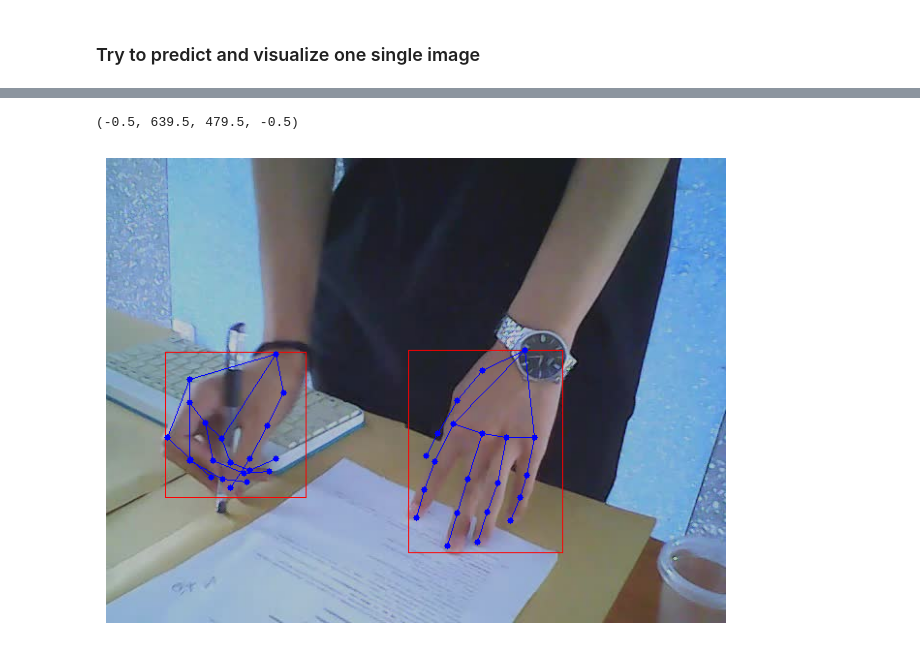
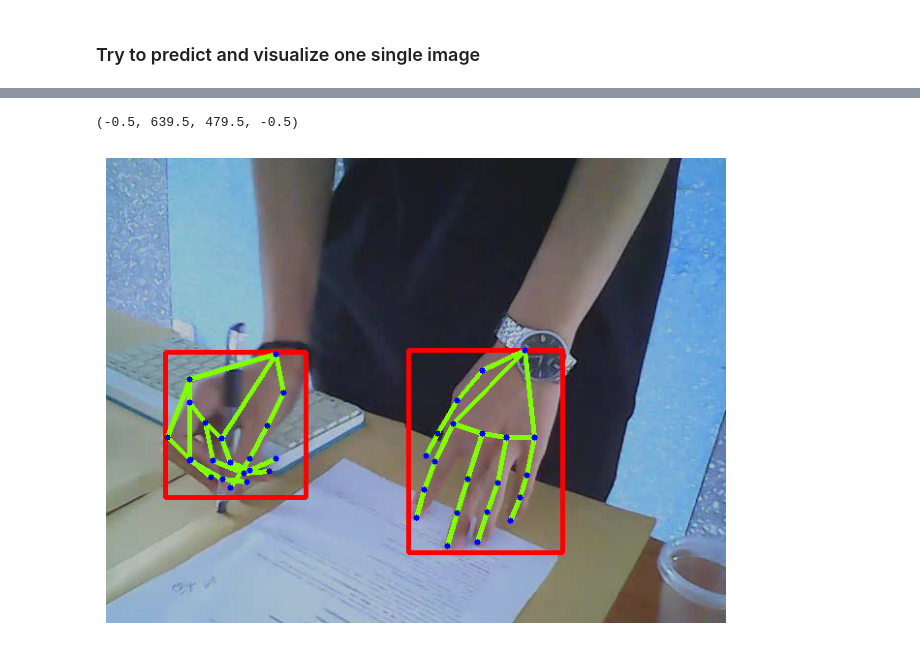
Before and after one commit to ZyWang7/Hand_Landmark_Detection, a Jupyter notebook: predict.ipynb, the cells around one changed output, grey strips where cells are left out. Drawn from its saved outputs; the diff is of its cells as text; code cells hidden in the pictures.

Commit message:
Modify the thickness of the plot

```diff
--- a/predict.ipynb
+++ b/predict.ipynb
@@ -24,24 +24,24 @@ Speed: 5.9ms preprocess, 165.8ms inference, 1.1ms postprocess per image at shape
 # %%
 import cv2
 
-def plot_box(image, bboxes):
+def plot_box(image, bboxes, thickness):
     """ Function to plot the image with bounding box """
     for i in range(len(bboxes)):
         bb = bboxes[i]
         xmin, ymin, xmax, ymax = int(bb[0]), int(bb[1]), int(bb[2]), int(bb[3])
-        cv2.rectangle(image, (xmin, ymin), (xmax, ymax), color=(255, 0, 0))
+        cv2.rectangle(image, (xmin, ymin), (xmax, ymax), color=(255, 0, 0), thickness=thickness)
     return image
 # %%
-def plot_keypoints(image, keypoints):
+def plot_keypoints(image, keypoints, thickness):
     for i in range(len(keypoints)):
         key = keypoints[i]
         for j in range(len(key)):
             x = int(key[j][0])
             y = int(key[j][1])
-            image = cv2.circle(image, (x,y), radius=0, color=(0, 0, 255), thickness=5)
+            image = cv2.circle(image, (x,y), radius=0, color=(0, 0, 255), thickness=thickness)
     return image
 # %%
-def plot_line(image, skeleton, keypoints):
+def plot_line(image, skeleton, keypoints, thickness):
     start_point = (225, 0)
     for i in range(len(keypoints)):
         key = keypoints[i]
@@ -54,25 +54,28 @@ def plot_line(image, skeleton, keypoints):
             end_point = (int(key[end_idx][0]), int(key[end_idx][1]))
             # print(f"end_point is: {end_point}")
 
-            image = cv2.line(image, start_point, end_point, color=(0, 0, 255), thickness=1)
+            image = cv2.line(image, start_point, end_point, color=(128, 255, 0), thickness=thickness)
     return image
 # %%
 import matplotlib.pyplot as plt
 
 skeleton = [[0, 1], [1, 2], [2, 3], [3, 4], [0, 5], [5, 6], [6, 7], [7, 8],
             [5, 9], [9, 10], [10, 11], [11, 12], [9, 13], [13, 14], [14, 15],
             [15, 16], [13, 17], [0, 17], [17, 18], [18, 19], [19, 20]]
 
 plt.figure(figsize=(8, 8))
 image = plt.imread("Data/image/CSK6-003-004_000062.jpg")
-bb_image = plot_box(image, bboxes)
-line_image = plot_line(bb_image, skeleton, keypoint)
-kpt_image = plot_keypoints(line_image, keypoint)
+W = image.shape[0]
+thickness = W // 120
+
+bb_image = plot_box(image, bboxes, thickness-1)
+line_image = plot_line(bb_image, skeleton, keypoint, thickness-1)
+kpt_image = plot_keypoints(line_image, keypoint, thickness+2)
 plt.imshow(kpt_image)
 plt.axis('off')
 # %% [output]
 (-0.5, 639.5, 479.5, -0.5)
-[figure, old version]
+[figure, new version]
 # %%
 import glob
 import random
```
Also changed, not shown: parts of 3 cells of this notebook.
